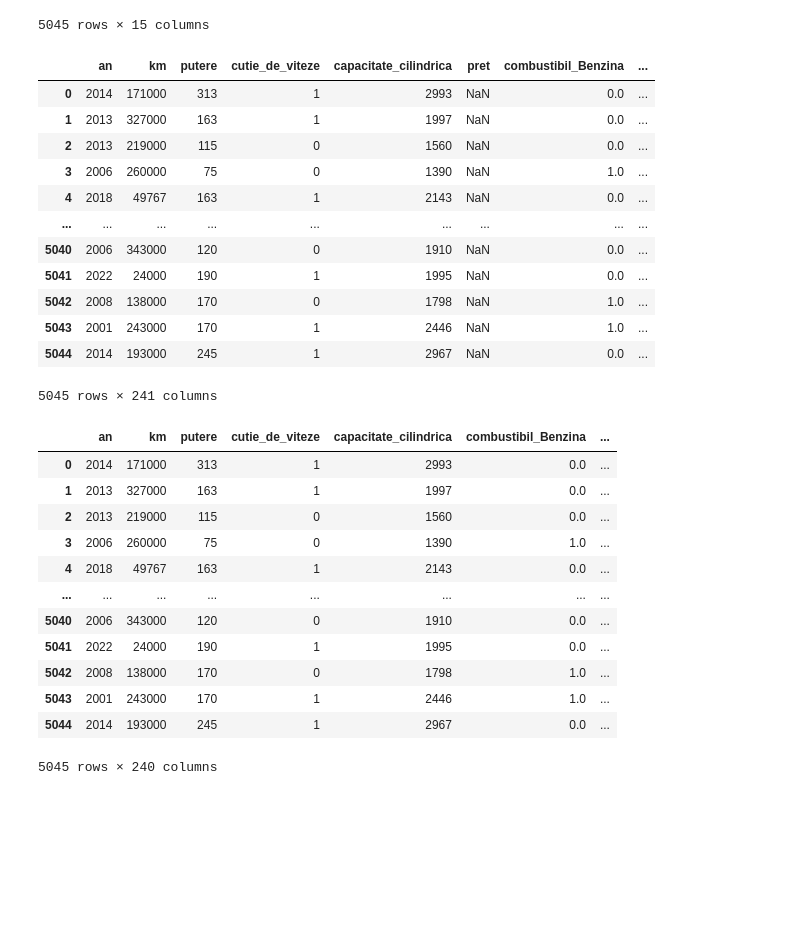
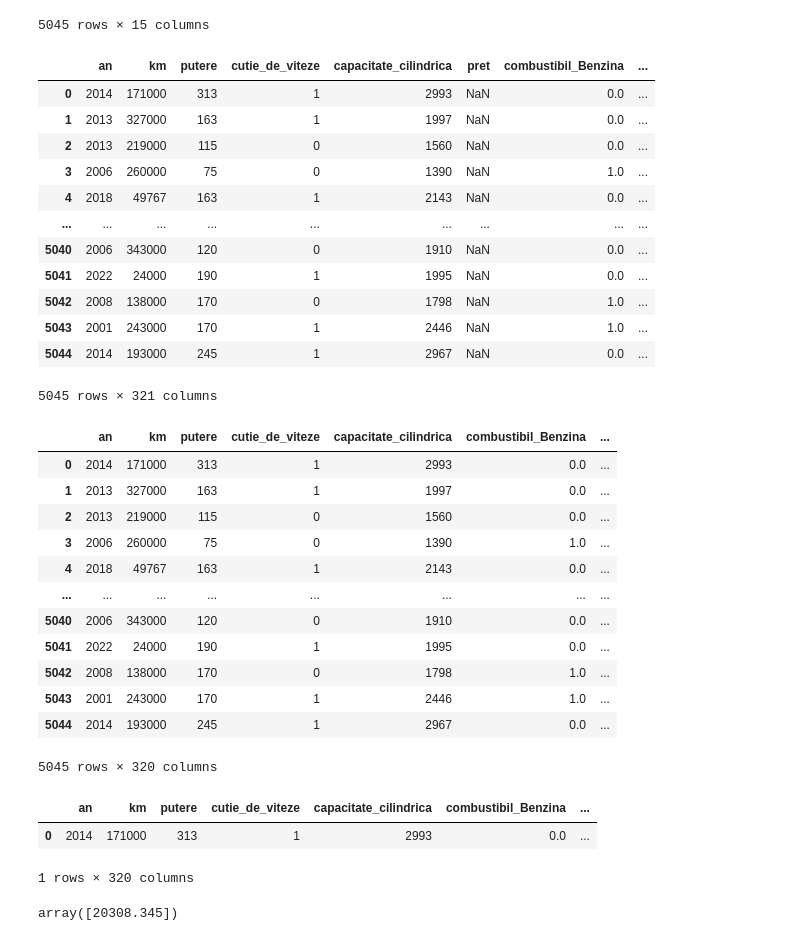
Before and after one commit to Eduard-Petre/SII-Competitie, a Jupyter notebook: sii-explore.ipynb, the cells around one changed output. Drawn from its saved outputs; the diff is of its cells as text; code cells hidden in the pictures; blank space fills up the shorter version.

```diff
--- a/sii-explore.ipynb
+++ b/sii-explore.ipynb
@@ -271,7 +271,7 @@ from gensim.models import Word2Vec
 
 class Word2VecNameTransformer(BaseEstimator, TransformerMixin):
     def __init__(self):
-        self.vector_size = 50
+        self.vector_size = 100
         self.window = 3
         self.min_count = 1
         self.workers = 1
@@ -436,7 +455,7 @@ df_test_clean
 | 5042 | 2008 | 138000 | 170 | 0 | 1798 | NaN | 1.0 | ... |
 | 5043 | 2001 | 243000 | 170 | 1 | 2446 | NaN | 1.0 | ... |
 | 5044 | 2014 | 193000 | 245 | 1 | 2967 | NaN | 0.0 | ... |
-5045 rows × 241 columns
+5045 rows × 321 columns
 # %%
 X_test = df_test_clean.drop('pret', axis=1)
 # %%
@@ -454,6 +473,6 @@ X_test
 | 5042 | 2008 | 138000 | 170 | 0 | 1798 | 1.0 | ... |
 | 5043 | 2001 | 243000 | 170 | 1 | 2446 | 1.0 | ... |
 | 5044 | 2014 | 193000 | 245 | 1 | 2967 | 0.0 | ... |
-5045 rows × 240 columns
+5045 rows × 320 columns
 # %%
 y_pred = model.predict(X_test)
@@ -459,0 +480,6 @@ y_pred = model.predict(X_test)
+# %%
+X_test.head(1)
+# %% [output]
+|  | an | km | putere | cutie_de_viteze | capacitate_cilindrica | combustibil_Benzina | ... |
+| 0 | 2014 | 171000 | 313 | 1 | 2993 | 0.0 | ... |
+1 rows × 320 columns
@@ -460,3 +488,7 @@ y_pred = model.predict(X_test)
+# %%
+y_pred_0
+# %% [output]
+array([20308.345])
 # %%
 y_pred
 # %% [output]
```
Also changed, not shown: parts of 8 cells of this notebook, 1 other file.
